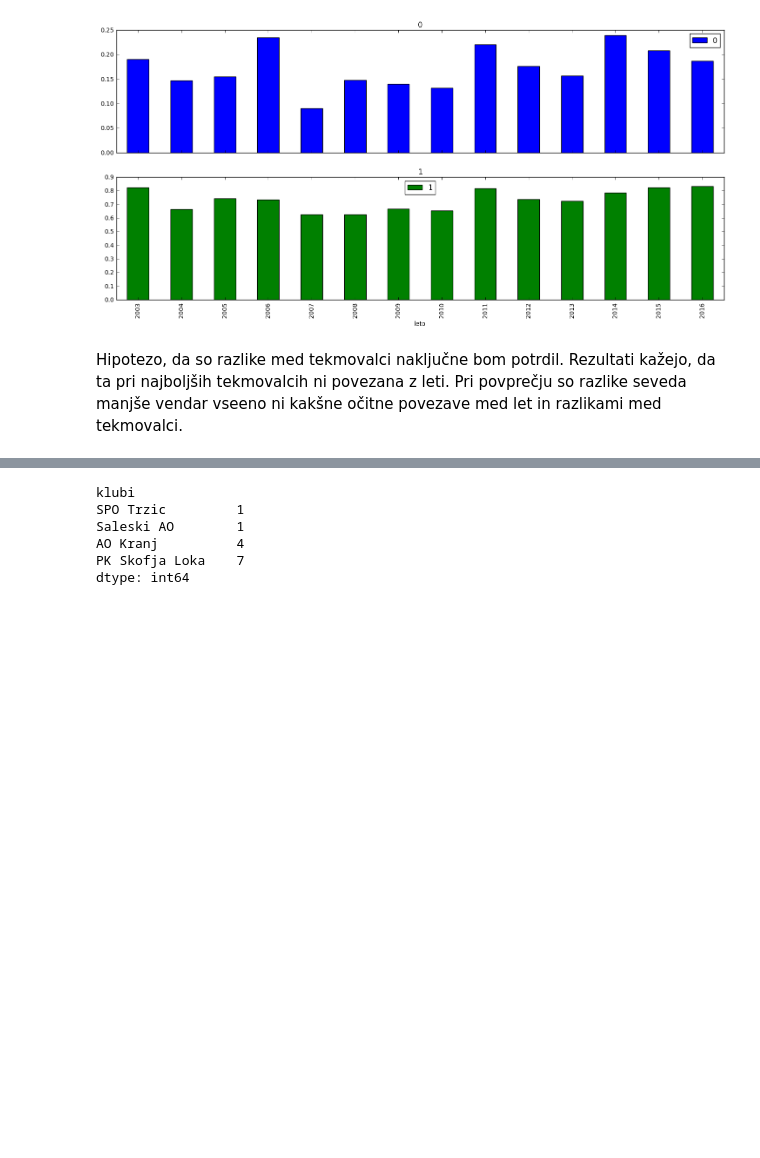
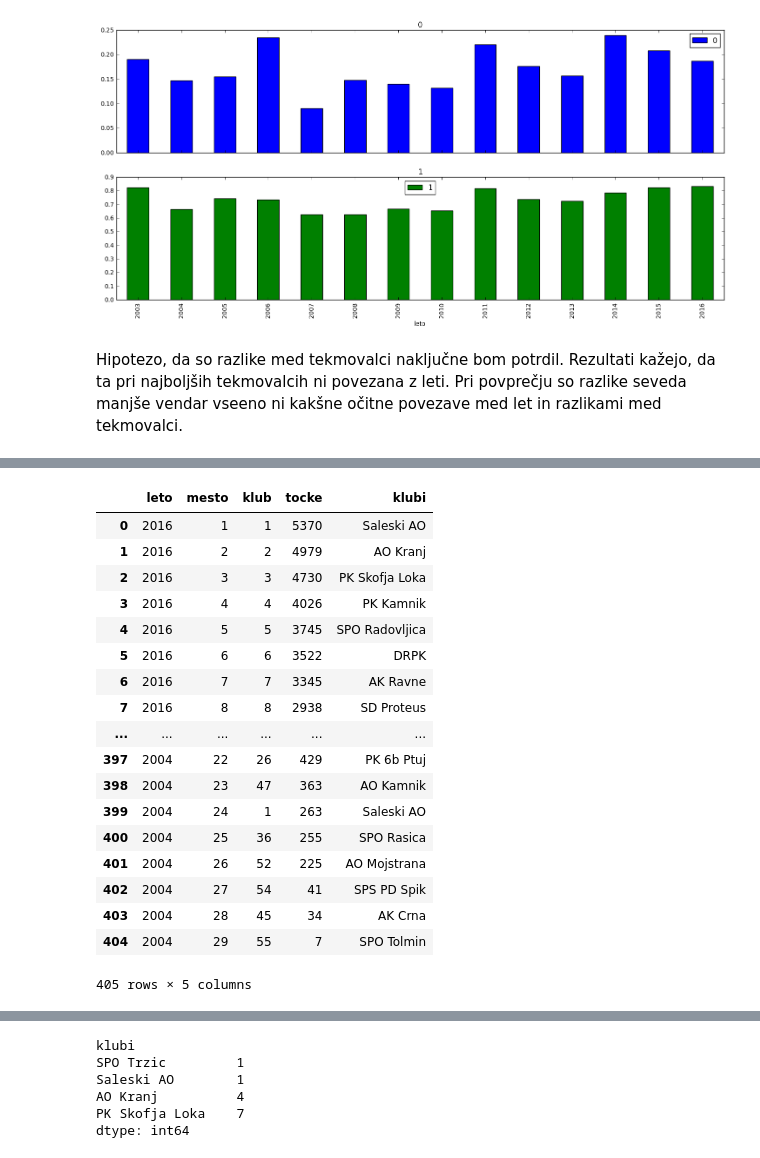
Before and after one commit to JerebP15/sportno-plezanje, a Jupyter notebook: Sportno plezanje.ipynb, the cells around one changed output, grey strips where cells are left out. Cells and saved outputs as stored; diff of their text form; code cells hidden in the pictures; blank space fills up the shorter version.

```diff
--- a/Sportno plezanje.ipynb
+++ b/Sportno plezanje.ipynb
@@ -199,0 +224,24 @@ najboljši_klubi
+# %%
+#tabeli rezultati_klubi pridružimo tebalo klubi, da lahko poleg leta in uvrstitve vidimo še ime kluba
+rezultati_klubi_imena = rezultati_klubi.join(klubi, on="klub")
+rezultati_klubi_imena
+# %% [output]
+|  | leto | mesto | klub | tocke | klubi |
+| 0 | 2016 | 1 | 1 | 5370 | Saleski AO |
+| 1 | 2016 | 2 | 2 | 4979 | AO Kranj |
+| 2 | 2016 | 3 | 3 | 4730 | PK Skofja Loka |
+| 3 | 2016 | 4 | 4 | 4026 | PK Kamnik |
+| 4 | 2016 | 5 | 5 | 3745 | SPO Radovljica |
+| 5 | 2016 | 6 | 6 | 3522 | DRPK |
+| 6 | 2016 | 7 | 7 | 3345 | AK Ravne |
+| 7 | 2016 | 8 | 8 | 2938 | SD Proteus |
+| ... | ... | ... | ... | ... | ... |
+| 397 | 2004 | 22 | 26 | 429 | PK 6b Ptuj |
+| 398 | 2004 | 23 | 47 | 363 | AO Kamnik |
+| 399 | 2004 | 24 | 1 | 263 | Saleski AO |
+| 400 | 2004 | 25 | 36 | 255 | SPO Rasica |
+| 401 | 2004 | 26 | 52 | 225 | AO Mojstrana |
+| 402 | 2004 | 27 | 54 | 41 | SPS PD Spik |
+| 403 | 2004 | 28 | 45 | 34 | AK Crna |
+| 404 | 2004 | 29 | 55 | 7 | SPO Tolmin |
+405 rows × 5 columns
```
Also changed, not shown: parts of 26 cells of this notebook.
